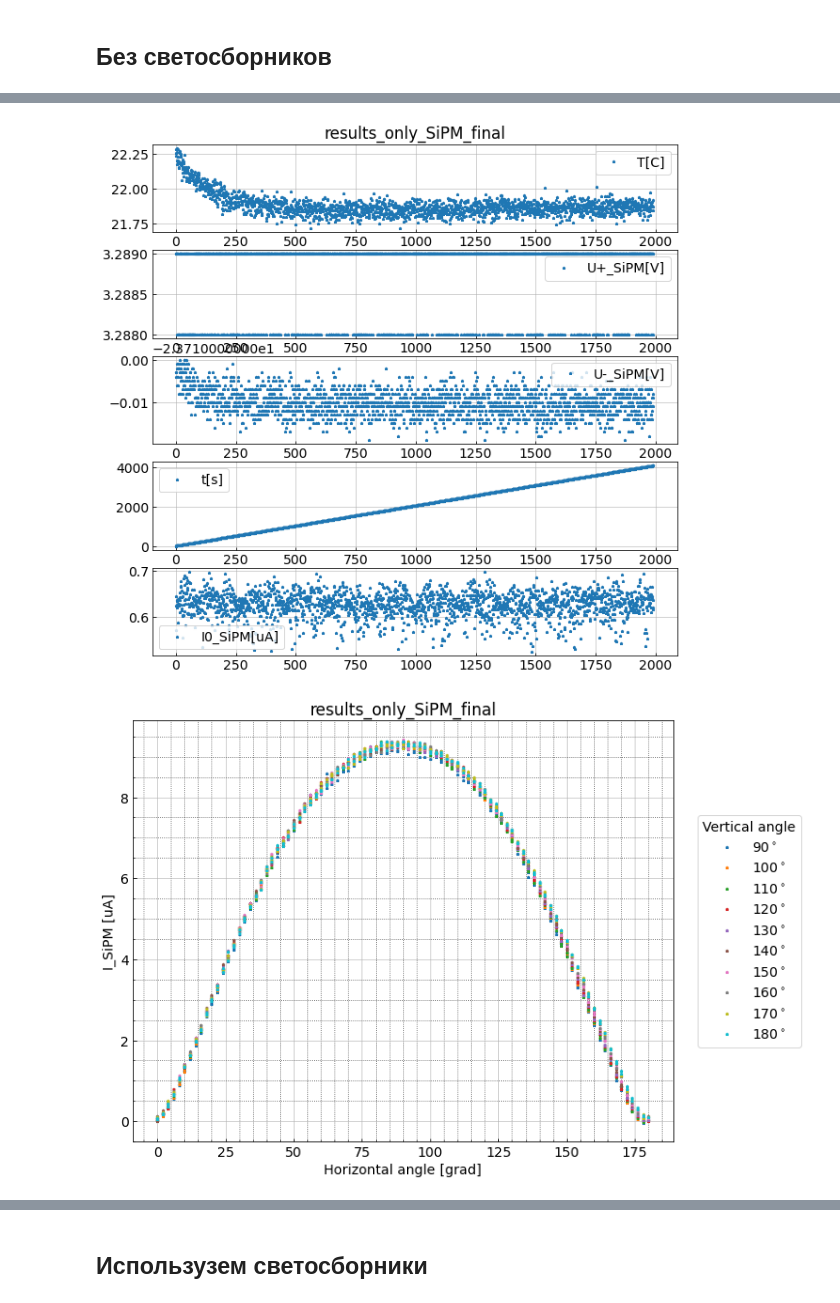
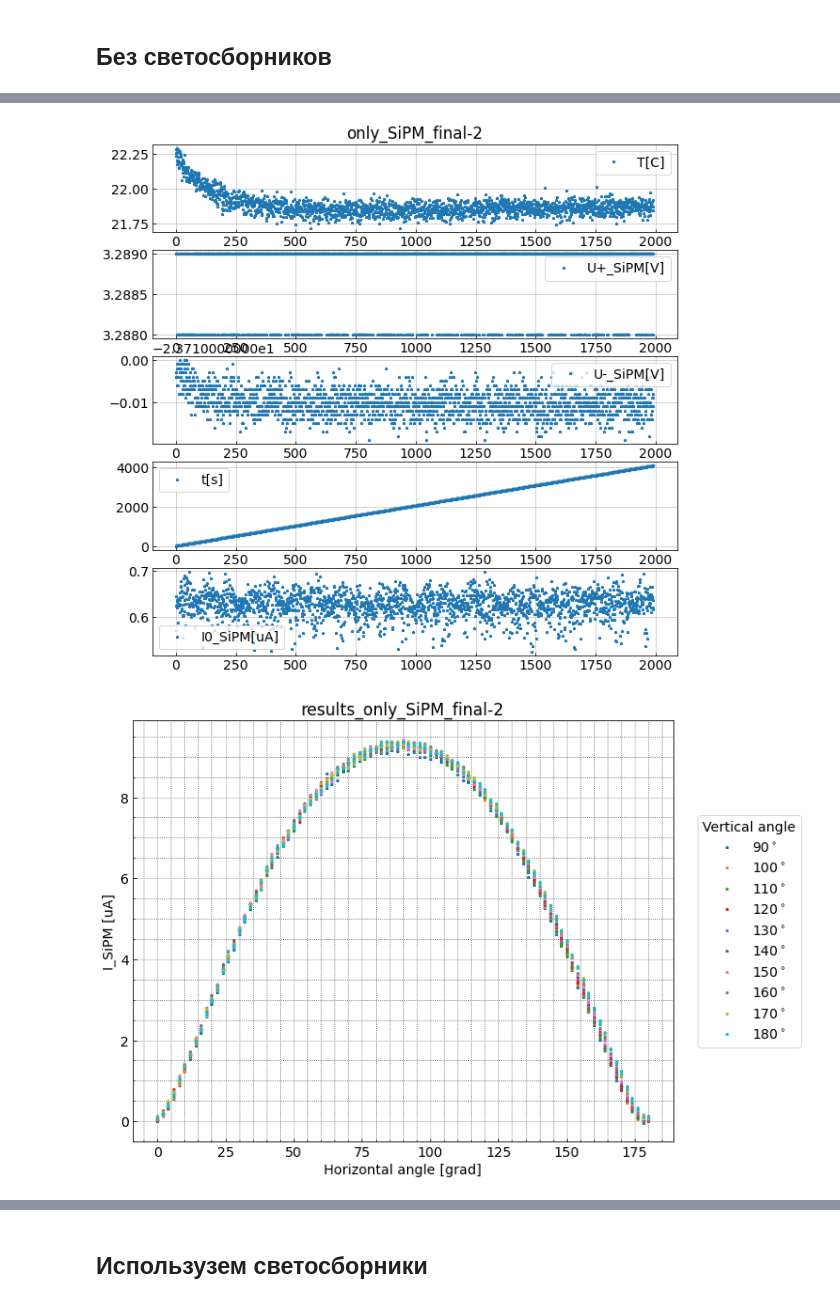
Before and after one commit to bonvech/Servo_stand, a Jupyter notebook: Servo_stend.ipynb, the cells around one changed output, grey strips where cells are left out. Cells and saved outputs as stored; diff of their text form; code cells hidden in the pictures.

```diff
--- a/Servo_stend.ipynb
+++ b/Servo_stend.ipynb
@@ -30,13 +31,15 @@ plt.rcParams['ytick.direction'] = 'in'
 plt.rcParams['font.size'] = 14
 # %%
 ## Main function
-def clear_read_and_plot(file):
+def clear_read_and_plot(filen):
     # clear initial data text file from blank lines and extra symbols with awk linux utilite
-    !awk -f clear_data.awk $file > "clear_"$file
+    #!awk -f clear_data.awk $filen > "Clear/clear_"$filen
+    command = 'awk -f clear_data.awk ./Data/' + filen + ' > Clear/clear_' + filen
+    os.system(command)
 
 
     # read clear data file to pandas dataframe
-    filename = './clear_' + file
+    filename = './Clear/clear_' + filen
     datum = pd.read_csv(filename, index_col=False, sep='\s+', skiprows=10)
     #print(datum.head(2))
 
@@ -45,12 +48,12 @@ def clear_read_and_plot(file):
     params = ["T[C]", "U+_SiPM[V]", "U-_SiPM[V]", "t[s]", "I0_SiPM[uA]"]
     figs = len(params)
     fig, axn = plt.subplots(figs, 1, sharex=False,  figsize=(10, 2*figs))
-    axn[0].set_title(filename[8:-4])
+    axn[0].set_title(filen[8:-4])
     for i, param in enumerate(params):
         axn[i].plot(datum[param], "*", label=param)
         axn[i].grid()
         axn[i].legend()
-    plt.savefig(filename[8:-4]+"_params.png", dpi=300,  bbox_inches='tight')
+    plt.savefig('./Figs/' + filen[:-4]+"_params.png", dpi=300,  bbox_inches='tight')
 
 
     ## plot horizontal angle distributions
@@ -67,14 +70,14 @@ def clear_read_and_plot(file):
                 title="Vertical angle")
     plt.xlabel("Horizontal angle [grad]")
     plt.ylabel("I_SiPM [uA]")
-    plt.title(filename[8:-4])
+    plt.title(filen[:-4])
     # сетка
     plt.minorticks_on()
     plt.grid()
     # Внешний вид линий вспомогательной сетки:
     plt.grid(which='minor', color = 'k', linestyle = ':')
     # Сохраняем график в файл
-    plt.savefig(filename[8:-3]+"png", dpi=300,  bbox_inches='tight')
+    plt.savefig('./Figs/' + filen[:-3]+"png", dpi=300,  bbox_inches='tight')
 
 
     ## fit with polynom all the data
@@ -96,10 +99,12 @@ def clear_read_and_plot(file):
     plt.minorticks_on()
     plt.grid(which='minor', color = 'k', linestyle = ':')
     plt.grid()
+
+    ## save data to plot curves to output file
 # %% [markdown]
 ## Без светосборников
 # %%
-clear_read_and_plot("results_only_SiPM_final.txt")
+clear_read_and_plot("results_only_SiPM_final-2.txt")
 # %% [output]
 Polynomial coefficients:  [ 9.63123447e-12 -5.06804833e-09  1.03991417e-06 -1.05067040e-04
   4.07988497e-03  1.05013529e-01 -3.56970055e-02]
@@ -118,5 +123,5 @@ Polynomial coefficients:  [-4.35214087e-34  6.11125595e-31 -3.75334389e-28  1.29
-[figure, old version]
+[figure, new version]
-[figure, old version]
+[figure, new version]
 [figure]
 # %% [markdown]
 ## Использузем светосборники
```
Also changed, not shown: parts of 6 cells of this notebook, 29 other files.
